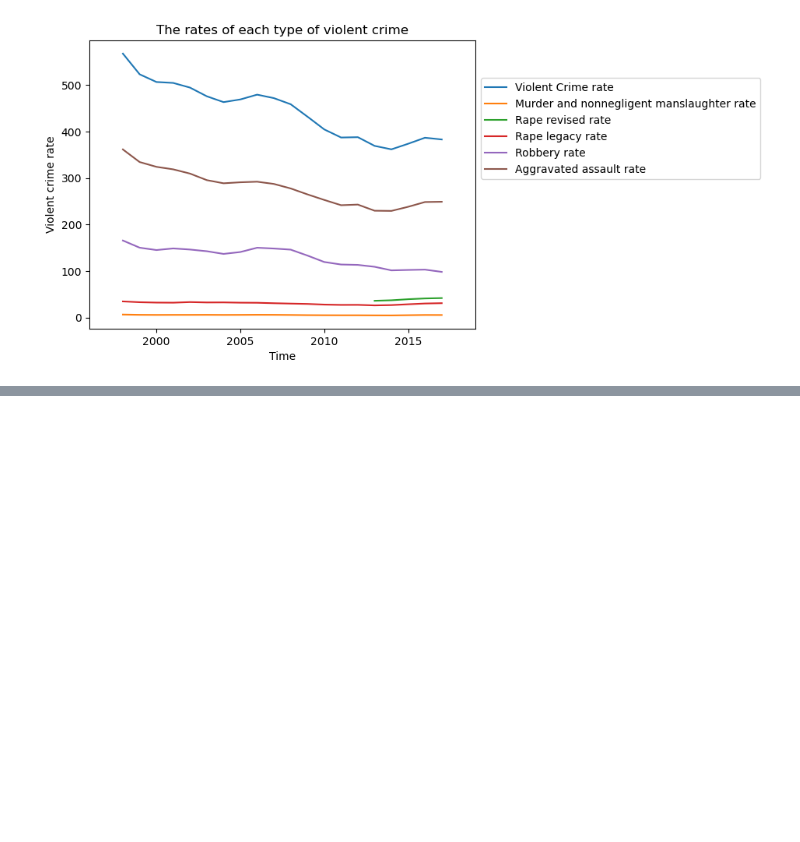
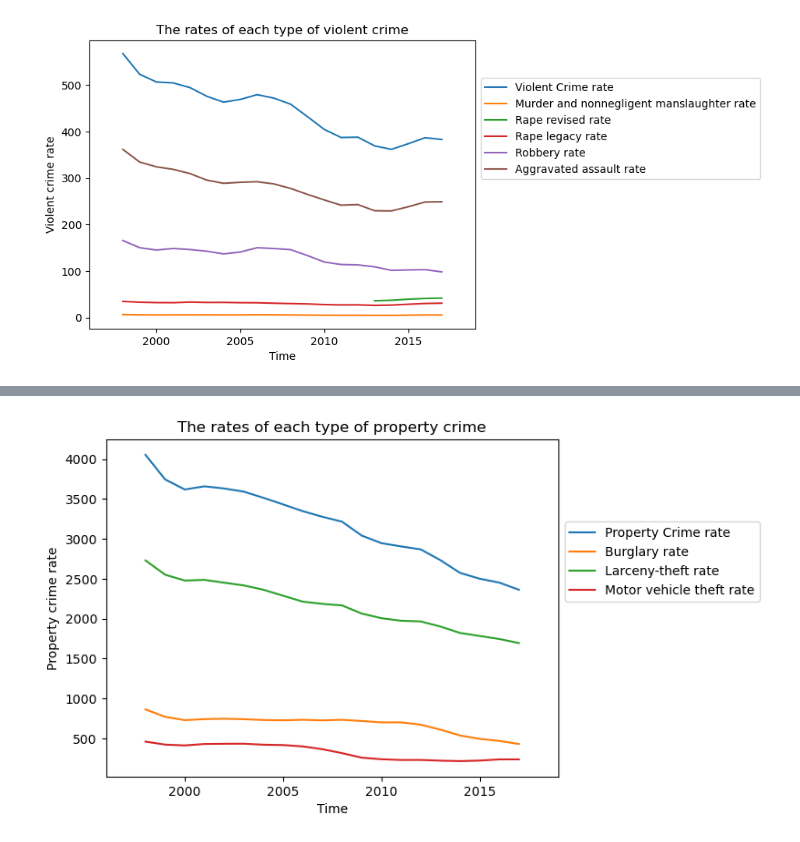
Before and after one commit to MARYAKINDE/Data_Analysis_Python, a Jupyter notebook: Gun Data.ipynb, the cells around one changed output, grey strips where cells are left out. Saved outputs shown, nothing was run; the diff lists cells and outputs as text; code cells hidden in the pictures; blank space fills up the shorter version.

```diff
--- a/Gun Data.ipynb
+++ b/Gun Data.ipynb
@@ -77,0 +93,13 @@ plt.show()
+# %%
+### d. Make a plot with separate lines for the rate of each type of property crime and also the total rate of property crimes.
+pc=crimedata.plot(x='Year',y=['Pcr','Burr','Ltr','Mvtr'])
+pc.set_xlabel('Time')
+pc.set_ylabel('Property crime rate')
+pc.set_title('The rates of each type of property crime')
+pc.legend(labels=['Property Crime rate', 'Burglary rate',
+                  'Larceny-theft rate', 'Motor vehicle theft rate'],
+          loc='lower left', bbox_to_anchor=(1, 0.5))  # Move the legend outside the plot
+plt.xlim([1996, 2019])
+plt.show()
+# %% [output]
+[figure, added]
```
Also changed, not shown: parts of 1 cell of this notebook, 1 other file.
